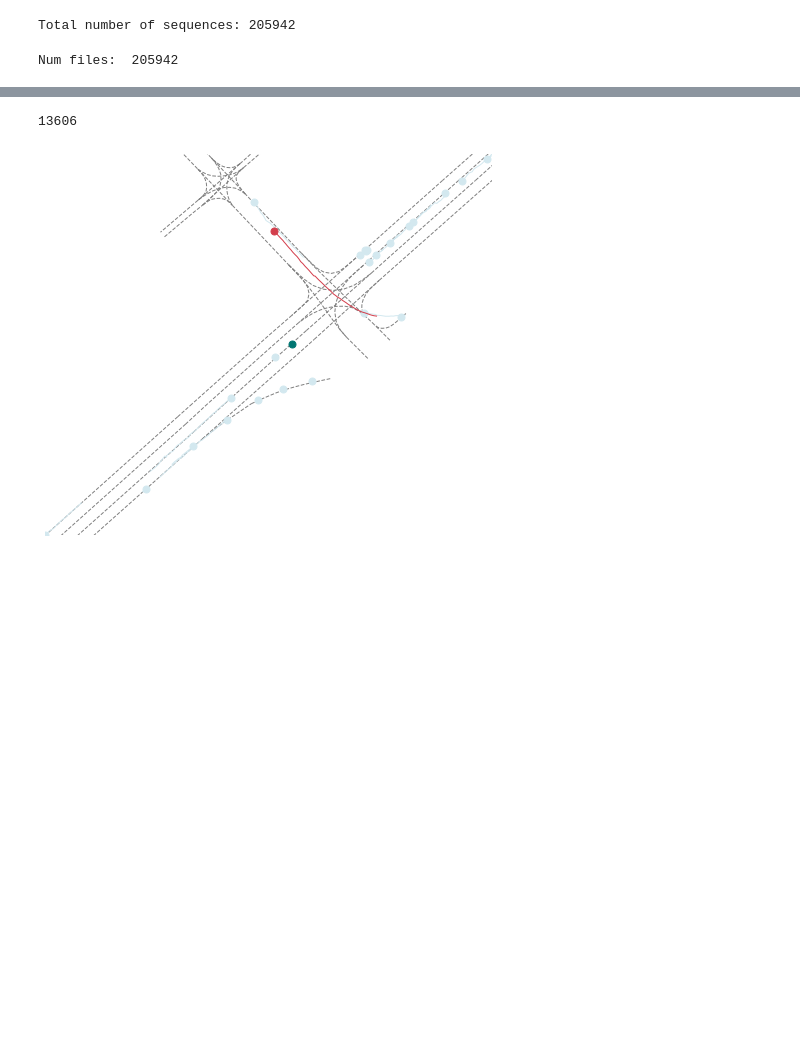
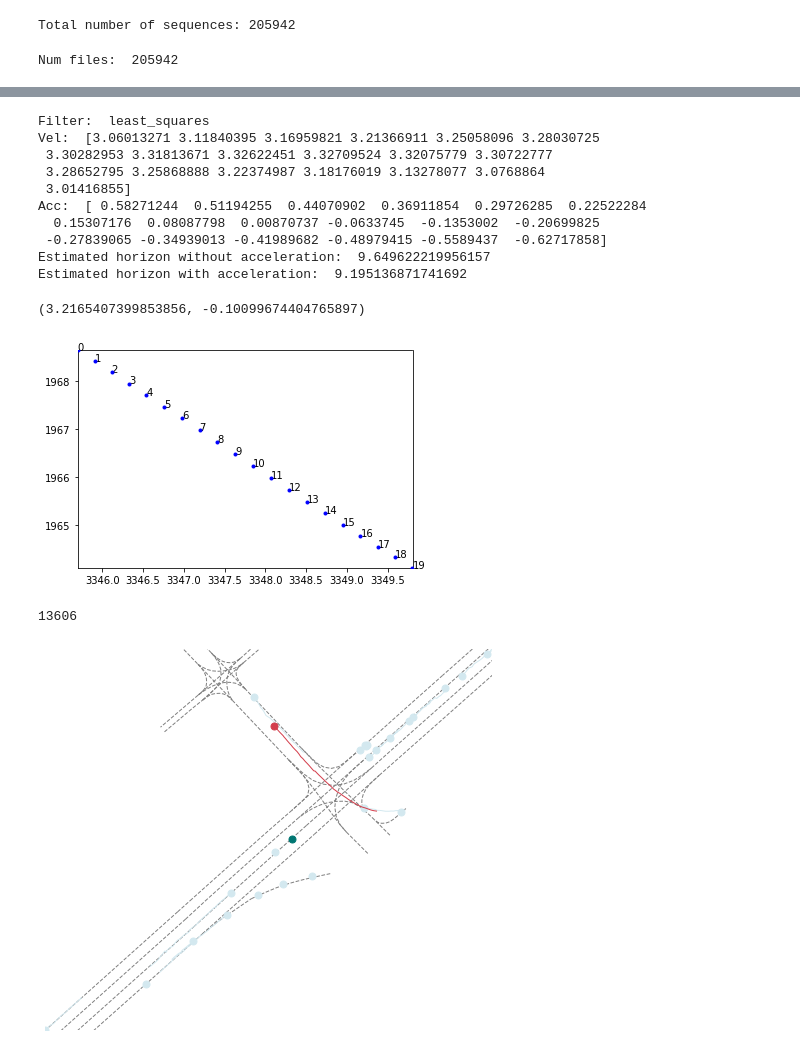
Before and after one commit to Cram3r95/mapfe4mp, a Jupyter notebook: evaluate/argoverse/test_argoverse_forecasting_map.ipynb, the cells around one changed output, grey strips where cells are left out. Cells and saved outputs as stored; diff of their text form; code cells hidden in the pictures; blank space fills up the shorter version.

```diff
--- a/evaluate/argoverse/test_argoverse_forecasting_map.ipynb
+++ b/evaluate/argoverse/test_argoverse_forecasting_map.ipynb
@@ -101,3 +118,46 @@ Time consumed:  0.35953187942504883
+# %%
+split_name = "train"
+seq_id = 252
+seq_path = f"{BASE_DIR}/data/datasets/argoverse/motion-forecasting/{split_name}/data/{seq_id}.csv"
+df = pd.read_csv(seq_path, dtype={"TIMESTAMP": str})
+
+obs_len = 20
+pred_len = 30
+
+RAW_DATA_FORMAT = {
+    "TIMESTAMP": 0,
+    "TRACK_ID": 1,
+    "OBJECT_TYPE": 2,
+    "X": 3,
+    "Y": 4,
+    "CITY_NAME": 5,
+}
+
+# Get social and map features for the agent
+
+agent_track = df[df["OBJECT_TYPE"] == "AGENT"].values
+
+agent_xy = agent_track[:,[RAW_DATA_FORMAT["X"],RAW_DATA_FORMAT["Y"]]].astype("float")
+
+map_features_utils_instance = map_functions.MapFeaturesUtils()
+# map_features_utils_instance.get_agent_velocity_and_acceleration(agent_xy,debug=True)
+# map_features_utils_instance.get_agent_velocity_and_acceleration(agent_xy,filter="savgol",debug=True)
+# map_features_utils_instance.get_agent_velocity_and_acceleration(agent_xy,filter="cubic_spline",debug=True)
+# map_features_utils_instance.get_agent_velocity_and_acceleration(agent_xy,filter="savgol+cubic_spline",debug=True)
+map_features_utils_instance.get_agent_velocity_and_acceleration(agent_xy,filter="least_squares",debug=True)
+# %% [output]
+Filter:  least_squares
+Vel:  [3.06013271 3.11840395 3.16959821 3.21366911 3.25058096 3.28030725
+ 3.30282953 3.31813671 3.32622451 3.32709524 3.32075779 3.30722777
+ 3.28652795 3.25868888 3.22374987 3.18176019 3.13278077 3.0768864
+ 3.01416855]
+Acc:  [ 0.58271244  0.51194255  0.44070902  0.36911854  0.29726285  0.22522284
+  0.15307176  0.08087798  0.00870737 -0.0633745  -0.1353002  -0.20699825
+ -0.27839065 -0.34939013 -0.41989682 -0.48979415 -0.5589437  -0.62717858]
+Estimated horizon without acceleration:  9.649622219956157
+Estimated horizon with acceleration:  9.195136871741692
+(3.2165407399853856, -0.10099674404765897)
+[figure, added]
 # %%
 seq_path = f"{root_dir}/13606.csv"
 viz = True
```
Also changed, not shown: parts of 4 cells of this notebook, 11 other files.
